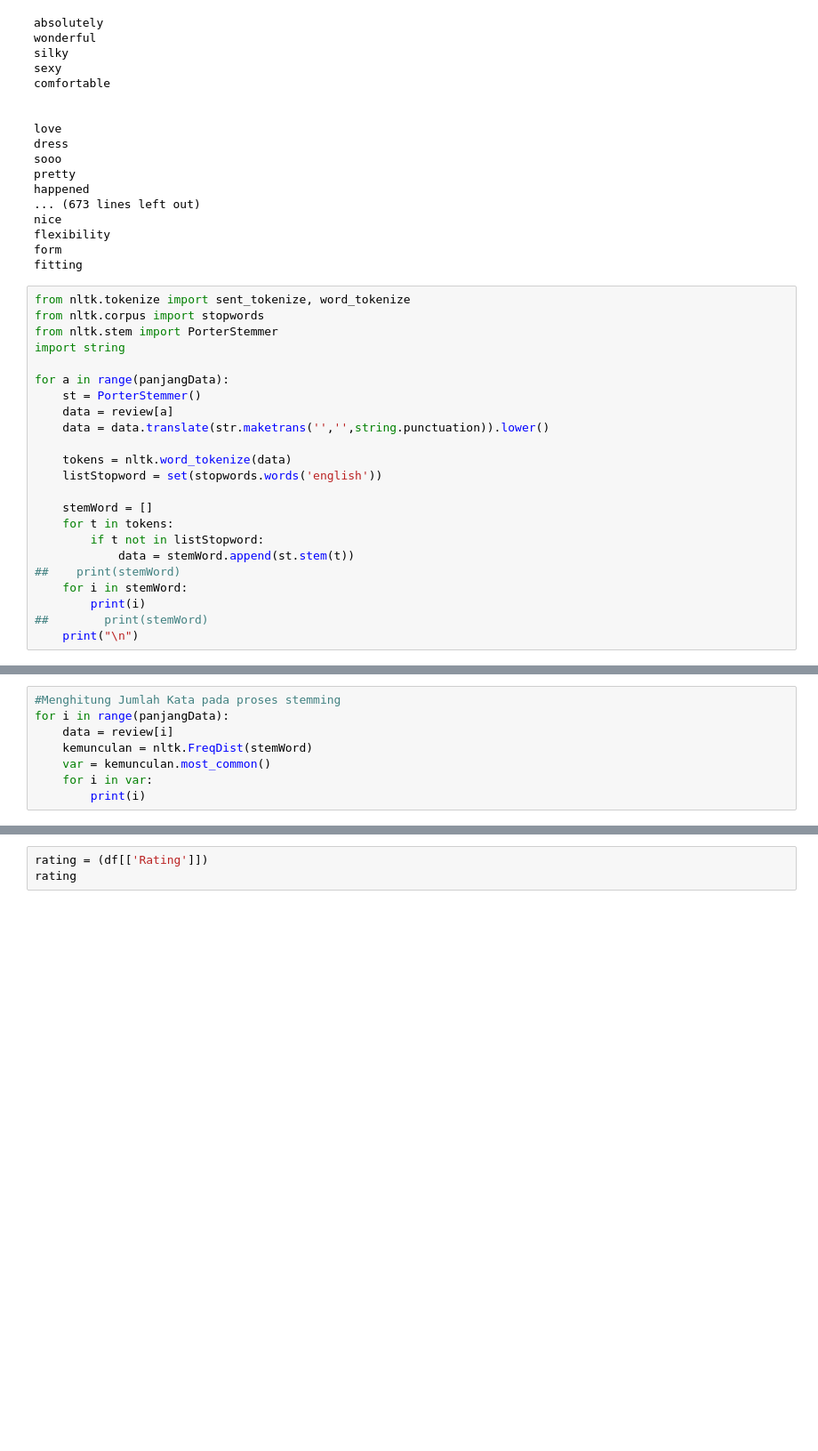
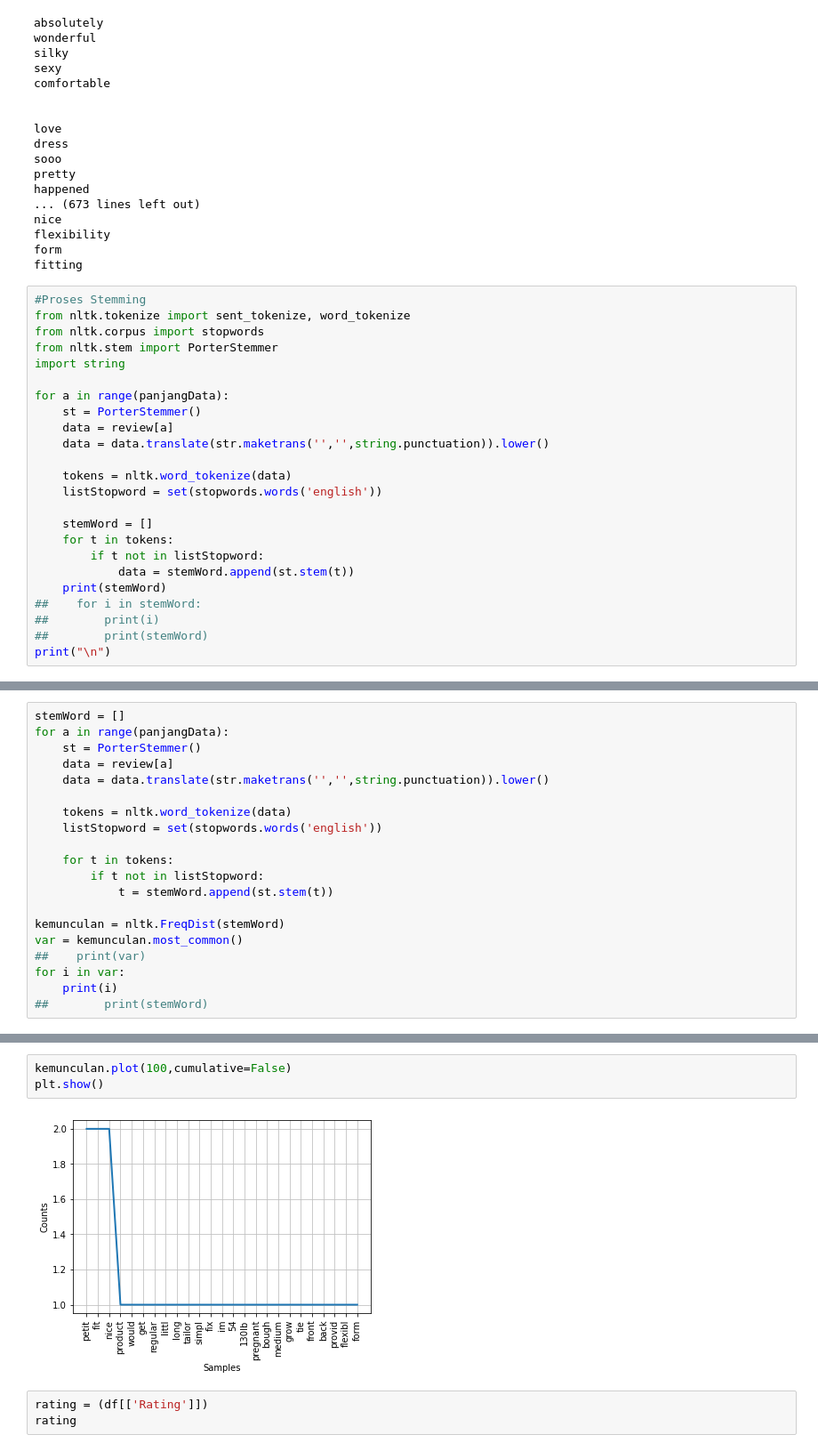
Before and after one commit to dwiwahyueffendi/Information-Retrieval, a Jupyter notebook: UTS/UTS.ipynb, the cells around one changed output, grey strips where cells are left out. Shown at 89% size. Drawn from its saved outputs; the diff is of its cells as text; blank space fills up the shorter version.

```diff
--- a/UTS/UTS.ipynb
+++ b/UTS/UTS.ipynb
@@ -182,6 +155,7 @@ flexibility
 form
 fitting
 # %%
+#Proses Stemming
 from nltk.tokenize import sent_tokenize, word_tokenize
 from nltk.corpus import stopwords
 from nltk.stem import PorterStemmer
@@ -199,9 +173,9 @@ for a in range(panjangData):
     for t in tokens:
         if t not in listStopword:
             data = stemWord.append(st.stem(t))
-##    print(stemWord)
-    for i in stemWord:
-        print(i)
+    print(stemWord)
+##    for i in stemWord:
+##        print(i)
 ##        print(stemWord)
-    print("\n")
+print("\n")
 # %% [output]
@@ -225,8 +198,0 @@ fit
-# %%
-#Menghitung Jumlah Kata pada proses stemming
-for i in range(panjangData):
-    data = review[i]
-    kemunculan = nltk.FreqDist(stemWord)
-    var = kemunculan.most_common()
-    for i in var:
-        print(i)
@@ -250,0 +199,20 @@ for i in range(panjangData):
+# %%
+stemWord = []
+for a in range(panjangData):
+    st = PorterStemmer()
+    data = review[a]
+    data = data.translate(str.maketrans('','',string.punctuation)).lower()
+
+    tokens = nltk.word_tokenize(data)
+    listStopword = set(stopwords.words('english'))
+
+    for t in tokens:
+        if t not in listStopword:
+            t = stemWord.append(st.stem(t))
+
+kemunculan = nltk.FreqDist(stemWord)
+var = kemunculan.most_common()
+##    print(var)
+for i in var:
+    print(i)
+##        print(stemWord)
@@ -251,3 +242,8 @@ for i in range(panjangData):
+# %%
+kemunculan.plot(100,cumulative=False)
+plt.show()
+# %% [output]
+[figure, added]
 # %%
 rating = (df[['Rating']])
 rating
```
Also changed, not shown: parts of 7 cells of this notebook, 2 other files.
